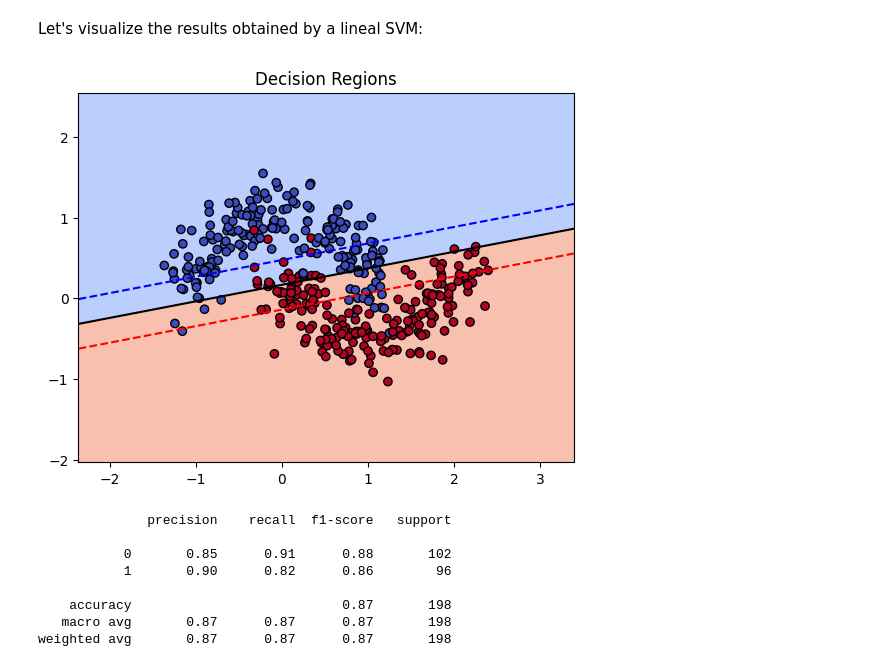
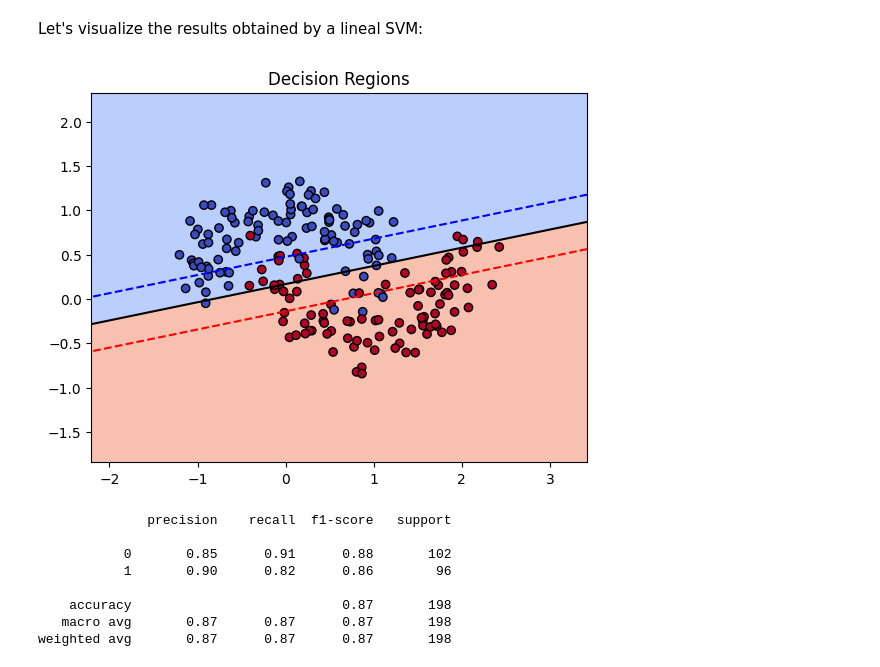
Before and after one commit to bmalcover/cursSocib, a Jupyter notebook: assets/bloc1/solutions/SVMSOLUTION.ipynb, the cells around one changed output. Cells and saved outputs as stored; diff of their text form; code cells hidden in the pictures.

```diff
--- a/assets/bloc1/solutions/SVMSOLUTION.ipynb
+++ b/assets/bloc1/solutions/SVMSOLUTION.ipynb
@@ -154,13 +154,13 @@ Let's visualize the results obtained by a lineal SVM:
 # %%
 X_train, X_test, y_train, y_test = train_test_split(X, y, test_size=0.33, random_state=42)
 
 param_grid = {'C': [0.001, 0.01, 0.1, 1, 10, 100, 1000]}
 grid_search = GridSearchCV(svm(kernel='linear'), param_grid, cv=5, scoring='accuracy')
 
 grid_search.fit(X_train, y_train)
-plot_svm_decision_boundary(grid_search, X_train, y_train)
+plot_svm_decision_boundary(grid_search, X_test, y_test)
 # %% [output]
-[figure, old version]
+[figure, new version]
 # %%
 print(classification_report(y_test, grid_search.predict(X_test)))
 # %% [output]
```
Also changed, not shown: parts of 12 cells of this notebook, 1 other file.
